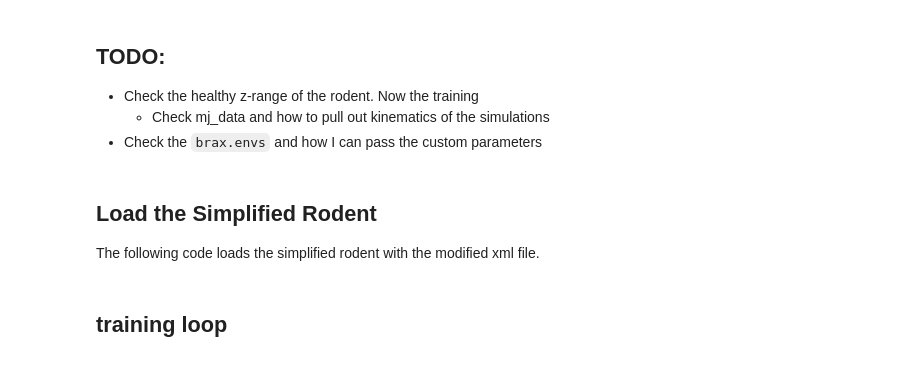
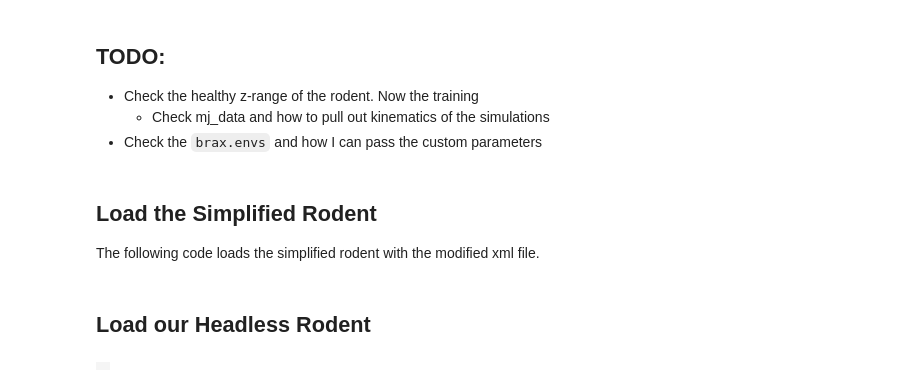
Before and after one commit to KevinBian107/VNL-Brax, a Jupyter notebook: standalone.ipynb, the cells around one changed output. Drawn from its saved outputs; the diff is of its cells as text; code cells hidden in the pictures.

Commit message:
added headless rodent

```diff
--- a/standalone.ipynb
+++ b/standalone.ipynb
@@ -301,0 +303,2 @@ class SimpleRodent(MjxEnv):
+# %% [markdown]
+## Load our Headless Rodent
@@ -302,24 +430,24 @@ class SimpleRodent(MjxEnv):
 # %%
 # instantiate the environment
-env_name = 'humanoid'
+env_name = 'headless-rodent'
 env = envs.get_environment(env_name)
 
 # define the jit reset/step functions
 jit_reset = jax.jit(env.reset)
 jit_step = jax.jit(env.step)
 
 from tqdm import tqdm
 # initialize the state
 state = jit_reset(jax.random.PRNGKey(0))
 rollout = [state.pipeline_state]
 frames = []
 
 # grab a trajectory
 for i in tqdm(range(200)):
   ctrl = -0.1 * jp.ones(env.sys.nu)
   state = jit_step(state, ctrl)
   rollout.append(state.pipeline_state)
 
 media.show_video(env.render(rollout, camera='side'), fps=1.0 / env.dt)
+# %% [output]
+|  |
-# %% [markdown]
-## training loop
```
Also changed, not shown: parts of 4 cells of this notebook.
